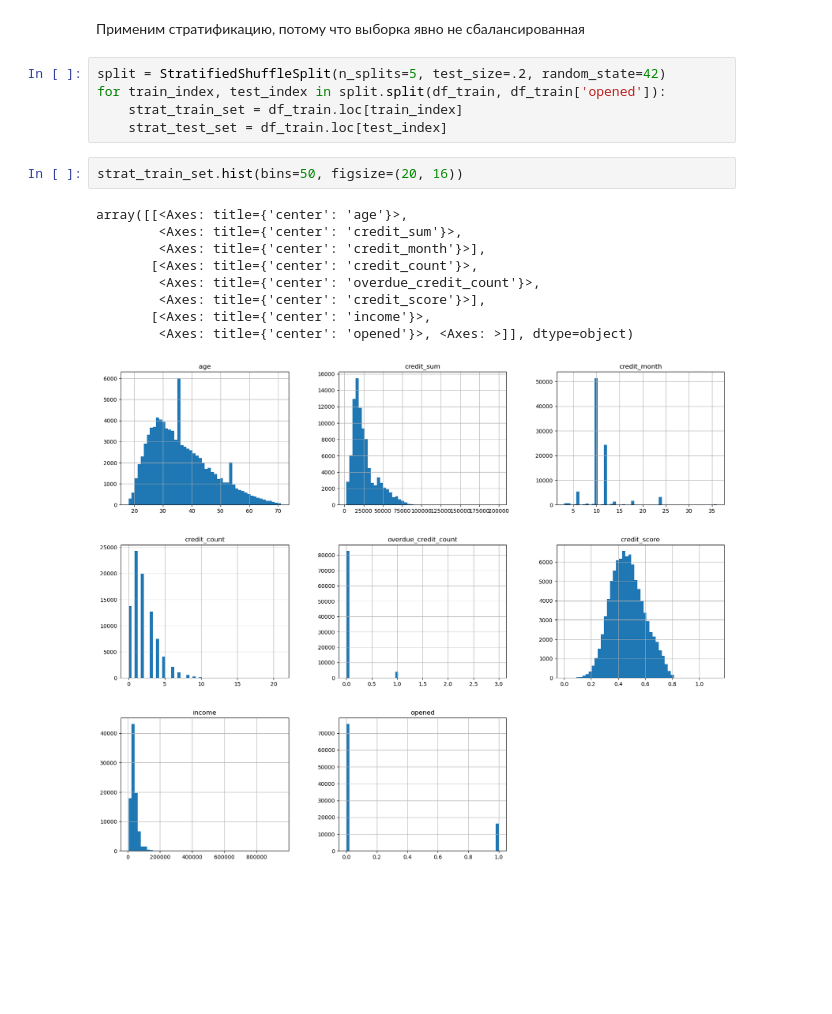
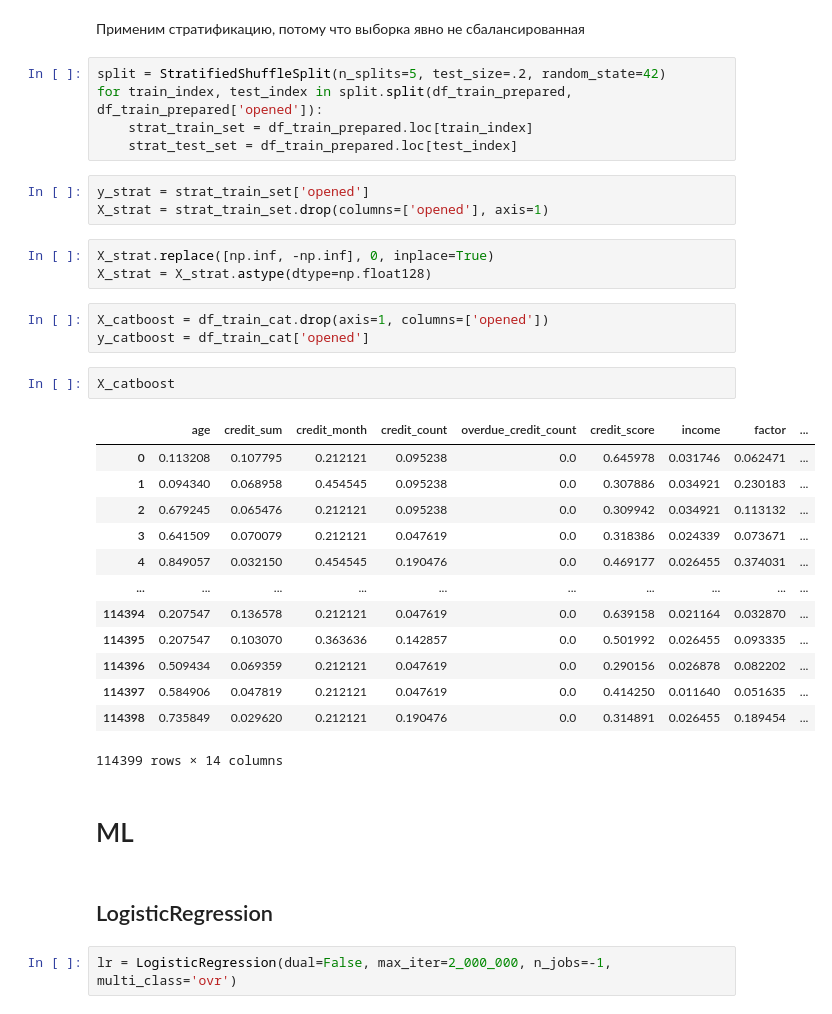
Before and after one commit to cosheimil/ml_learning, a Jupyter notebook: credits/credit.ipynb, the cells around one changed output. Drawn from its saved outputs; the diff is of its cells as text; blank space fills up the shorter version.

Commit message:
tried LogisticRegression and... dont use... And started catboost

```diff
--- a/credits/credit.ipynb
+++ b/credits/credit.ipynb
@@ -199,18 +346,37 @@ Length: 322, dtype: int64
 Применим стратификацию, потому что выборка явно не сбалансированная
 # %%
 split = StratifiedShuffleSplit(n_splits=5, test_size=.2, random_state=42)
-for train_index, test_index in split.split(df_train, df_train['opened']):
-    strat_train_set = df_train.loc[train_index]
-    strat_test_set = df_train.loc[test_index]
+for train_index, test_index in split.split(df_train_prepared, df_train_prepared['opened']):
+    strat_train_set = df_train_prepared.loc[train_index]
+    strat_test_set = df_train_prepared.loc[test_index]
-# %%
-strat_train_set.hist(bins=50, figsize=(20, 16))
-# %% [output]
-array([[<Axes: title={'center': 'age'}>,
-        <Axes: title={'center': 'credit_sum'}>,
-        <Axes: title={'center': 'credit_month'}>],
-       [<Axes: title={'center': 'credit_count'}>,
-        <Axes: title={'center': 'overdue_credit_count'}>,
-        <Axes: title={'center': 'credit_score'}>],
-       [<Axes: title={'center': 'income'}>,
-        <Axes: title={'center': 'opened'}>, <Axes: >]], dtype=object)
-[figure, removed]
+# %%
+y_strat = strat_train_set['opened']
+X_strat = strat_train_set.drop(columns=['opened'], axis=1)
+# %%
+X_strat.replace([np.inf, -np.inf], 0, inplace=True)
+X_strat = X_strat.astype(dtype=np.float128)
+# %%
+X_catboost = df_train_cat.drop(axis=1, columns=['opened'])
+y_catboost = df_train_cat['opened']
+# %%
+X_catboost
+# %% [output]
+|  | age | credit_sum | credit_month | credit_count | overdue_credit_count | credit_score | income | factor | ... |
+| 0 | 0.113208 | 0.107795 | 0.212121 | 0.095238 | 0.0 | 0.645978 | 0.031746 | 0.062471 | ... |
+| 1 | 0.094340 | 0.068958 | 0.454545 | 0.095238 | 0.0 | 0.307886 | 0.034921 | 0.230183 | ... |
+| 2 | 0.679245 | 0.065476 | 0.212121 | 0.095238 | 0.0 | 0.309942 | 0.034921 | 0.113132 | ... |
+| 3 | 0.641509 | 0.070079 | 0.212121 | 0.047619 | 0.0 | 0.318386 | 0.024339 | 0.073671 | ... |
+| 4 | 0.849057 | 0.032150 | 0.454545 | 0.190476 | 0.0 | 0.469177 | 0.026455 | 0.374031 | ... |
+| ... | ... | ... | ... | ... | ... | ... | ... | ... | ... |
+| 114394 | 0.207547 | 0.136578 | 0.212121 | 0.047619 | 0.0 | 0.639158 | 0.021164 | 0.032870 | ... |
+| 114395 | 0.207547 | 0.103070 | 0.363636 | 0.142857 | 0.0 | 0.501992 | 0.026455 | 0.093335 | ... |
+| 114396 | 0.509434 | 0.069359 | 0.212121 | 0.047619 | 0.0 | 0.290156 | 0.026878 | 0.082202 | ... |
+| 114397 | 0.584906 | 0.047819 | 0.212121 | 0.047619 | 0.0 | 0.414250 | 0.011640 | 0.051635 | ... |
+| 114398 | 0.735849 | 0.029620 | 0.212121 | 0.190476 | 0.0 | 0.314891 | 0.026455 | 0.189454 | ... |
+114399 rows × 14 columns
+# %% [markdown]
+# ML
+# %% [markdown]
+## LogisticRegression
+# %%
+lr = LogisticRegression(dual=False, max_iter=2_000_000, n_jobs=-1, multi_class='ovr')
```
Also changed, not shown: parts of 37 cells of this notebook.
